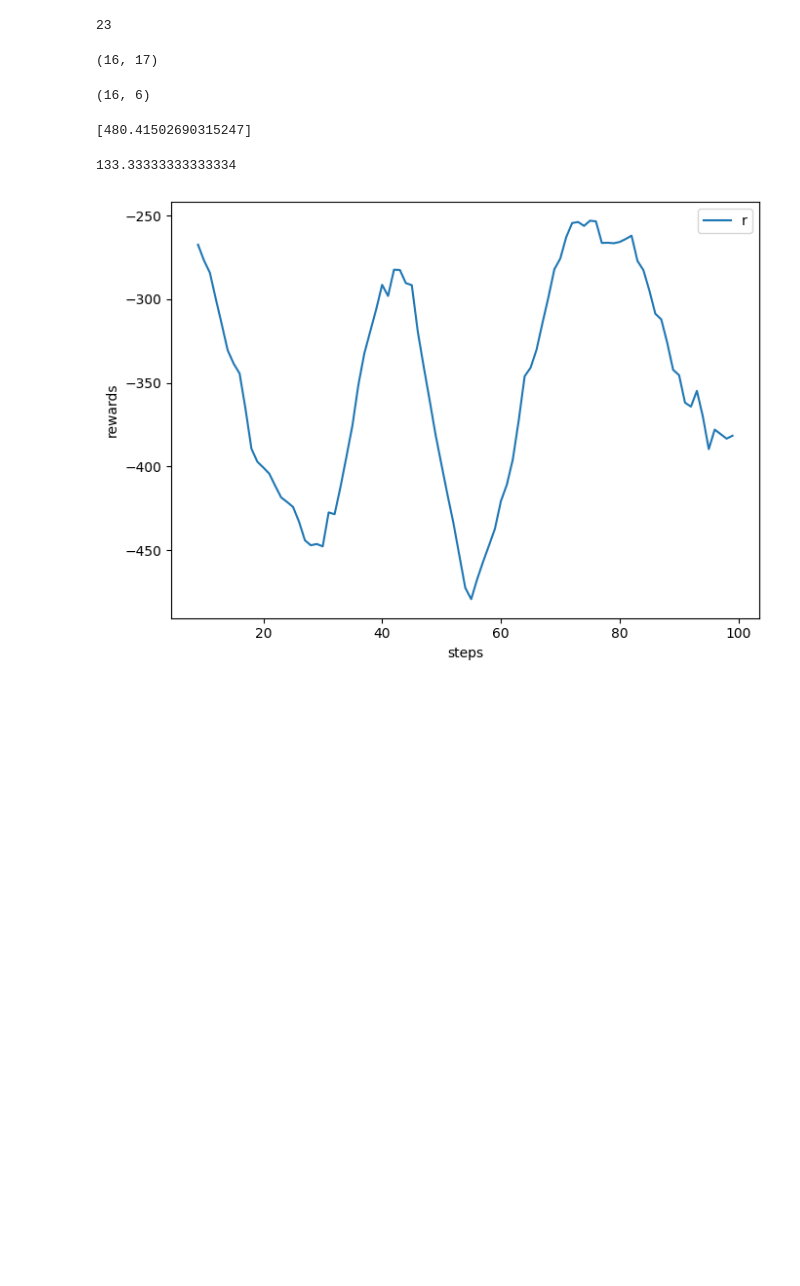
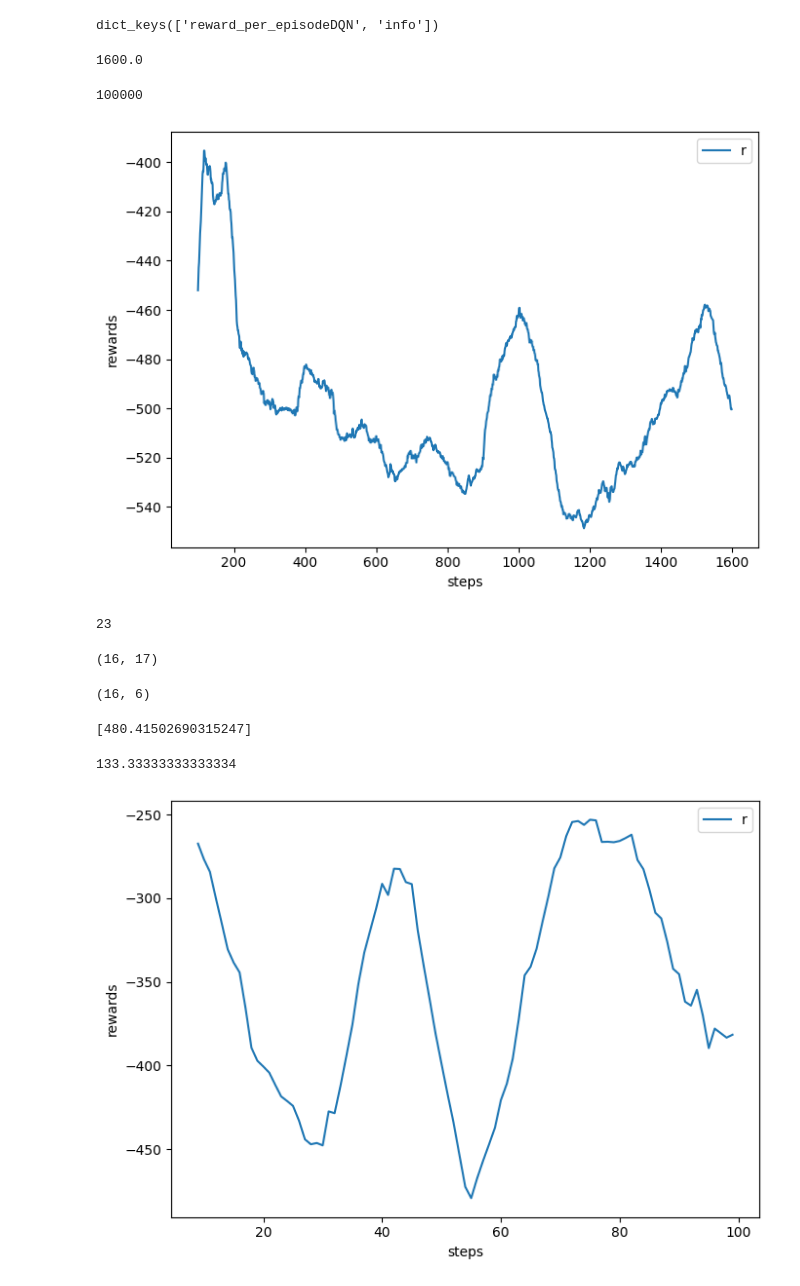
Before and after one commit to Tarik-com/Stochastic-Q-learning, a Jupyter notebook: Experiments.ipynb, the cells around one changed output. Saved outputs shown, nothing was run; the diff lists cells and outputs as text; code cells hidden in the pictures; blank space fills up the shorter version.

```diff
--- a/Experiments.ipynb
+++ b/Experiments.ipynb
@@ -27,3 +38,19 @@ a=dqn.train()
+# %%
+results.keys()
+# %% [output]
+dict_keys(['reward_per_episodeDQN', 'info'])
+# %%
+100000*16/1000
+# %% [output]
+1600.0
+# %%
+6250*16
+# %% [output]
+100000
+# %%
+one_plot_1(results["reward_per_episodeDQN"],"r",100)
+# %% [output]
+[figure, added]
 # %%
 env=gym.make_vec("HalfCheetah-v4",num_envs=2)
 # %%
```
Also changed, not shown: parts of 5 cells of this notebook, 4 other files.
